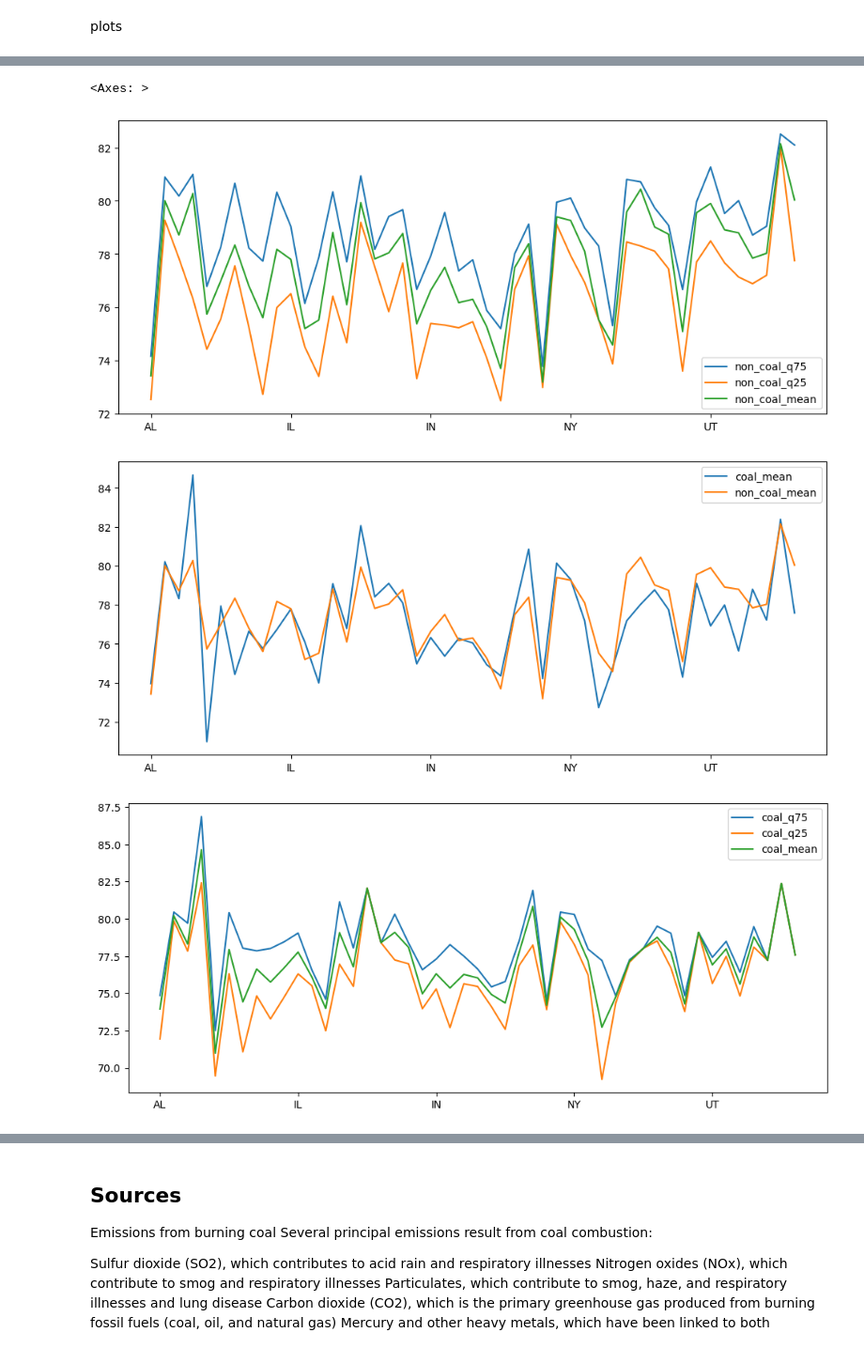
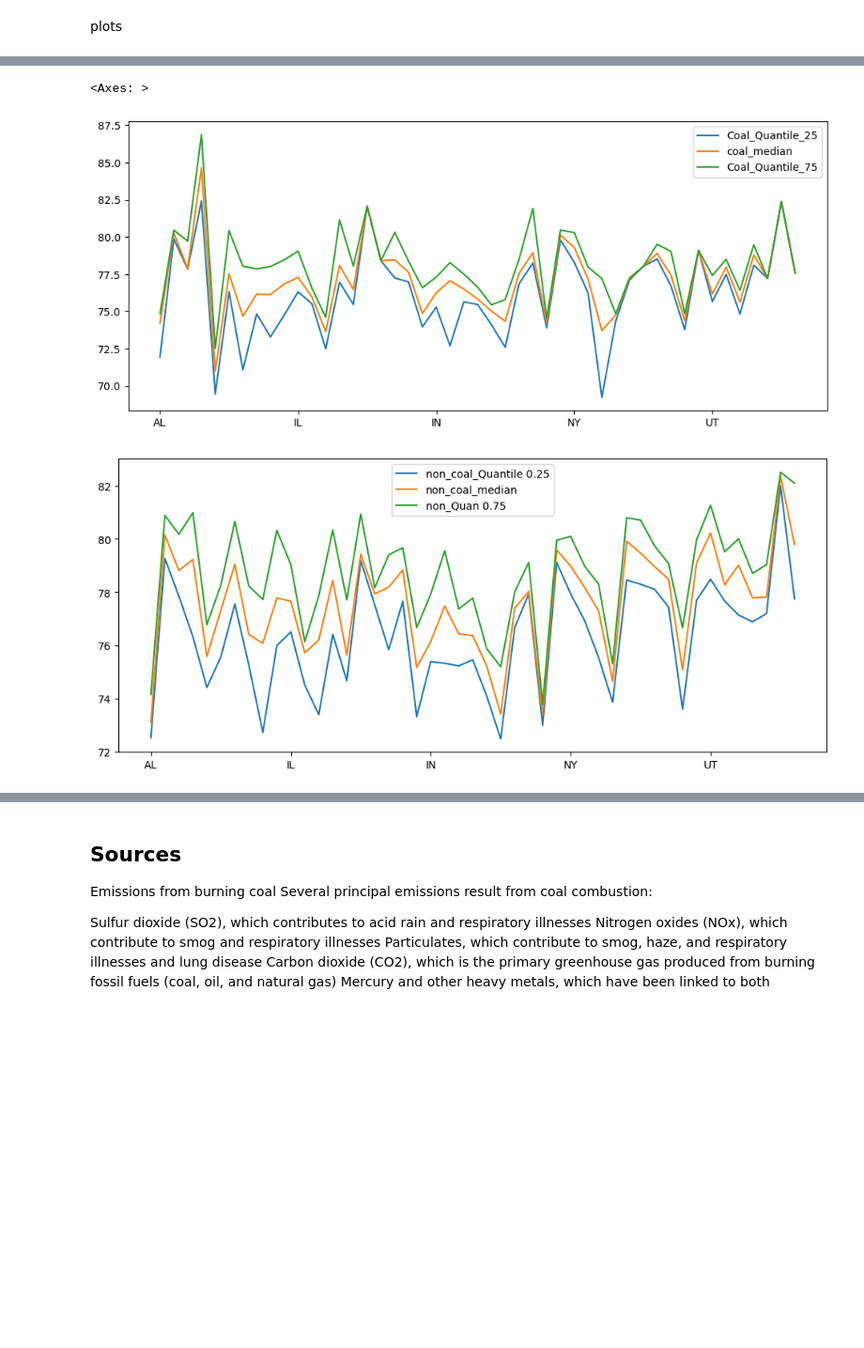
Before and after one commit to aaronjamesroberts/APCV-361-Final-Project-Snedden-Roberts, a Jupyter notebook: final.ipynb, the cells around one changed output, grey strips where cells are left out. Shown at 94% size. Drawn from its saved outputs; the diff is of its cells as text; code cells hidden in the pictures; blank space fills up the shorter version.

Commit message:
added/changd plots

```diff
--- a/final.ipynb
+++ b/final.ipynb
@@ -203,7 +196,7 @@ for i in cm1.unique():
 # %%
 
 dict_df = pd.DataFrame.from_dict(dict, orient='index',\
-                                 columns=['coal_median','Quantile 25', 'Quantile 75',\
+                                 columns=['coal_median','Coal_Quantile_25', 'Coal_Quantile_75',\
                                         'non_coal_median', 'non_coal_Quantile 0.25', 'non_Quan 0.75'])
 # %%
 #dict_df.pivot_table()
@@ -237,9 +210,7 @@ plt.show()
 # %%
-dict_df.plot.line(y=['non_coal_q75', 'non_coal_q25', 'non_coal_mean'],figsize=(12,5))
-dict_df.plot.line(y=['coal_mean', 'non_coal_mean'],figsize=(12,5))
-dict_df.plot.line(y=['coal_q75', 'coal_q25', 'coal_mean'],figsize=(12,5))
+dict_df.plot.line(y=['Coal_Quantile_25', 'coal_median', 'Coal_Quantile_75'],figsize=(12,5))
+dict_df.plot.line(y=['non_coal_Quantile 0.25', 'non_coal_median', 'non_Quan 0.75'],figsize=(12,5))
 # %% [output]
 <Axes: >
-[figure, old version]
+[figure, new version]
-[figure, old version]
+[figure, new version]
-[figure, removed]
```
Also changed, not shown: parts of 10 cells of this notebook.
